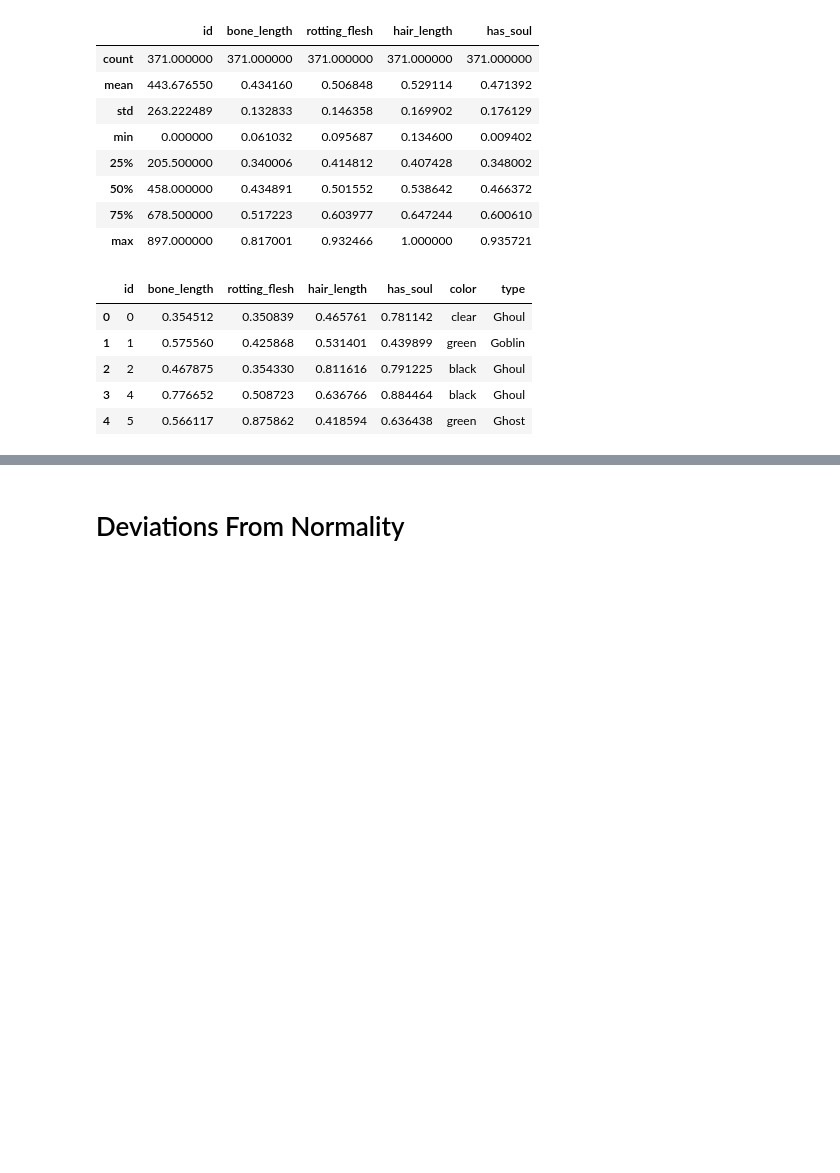
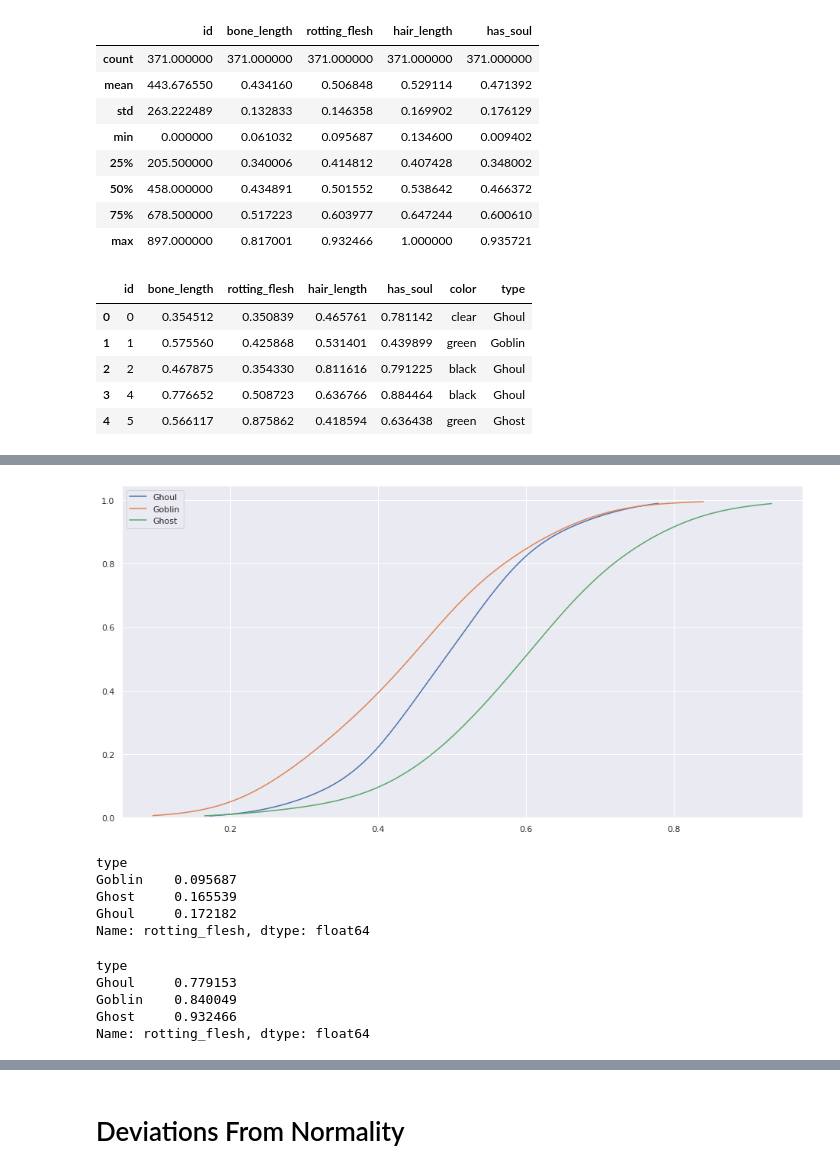
Before and after one commit to it176131/Ghouls-Goblins-and-Ghosts...-Boo-, a Jupyter notebook: Ghouls, Goblins, and Ghosts... Boo!.ipynb, the cells around one changed output, grey strips where cells are left out. Saved outputs shown, nothing was run; the diff lists cells and outputs as text; code cells hidden in the pictures; blank space fills up the shorter version.

```diff
--- a/Ghouls, Goblins, and Ghosts... Boo!.ipynb
+++ b/Ghouls, Goblins, and Ghosts... Boo!.ipynb
@@ -134,0 +219,26 @@ for i in c:
+# %%
+fig, ax = plt.subplots(figsize=(16,8))
+
+for ggg in train.type.unique():
+
+    sns.kdeplot(
+        data=train.loc[train.type == ggg, 'rotting_flesh'],
+        cumulative=True,
+        cut=0,
+        label=ggg,
+        ax=ax,
+    )
+# %% [output]
+[figure, added]
+# %%
+lower_rotting_flesh = train.groupby([
+    'type',
+]).rotting_flesh.min().sort_values()
+
+lower_rotting_flesh
+# %% [output]
+type
+Goblin    0.095687
+Ghost     0.165539
+Ghoul     0.172182
+Name: rotting_flesh, dtype: float64
@@ -134,0 +247,12 @@ for i in c:
+# %%
+upper_rotting_flesh = train.groupby([
+    'type',
+]).rotting_flesh.max().sort_values()
+
+upper_rotting_flesh
+# %% [output]
+type
+Ghoul     0.779153
+Goblin    0.840049
+Ghost     0.932466
+Name: rotting_flesh, dtype: float64
```
Also changed, not shown: parts of 215 cells of this notebook, 1 other file.
